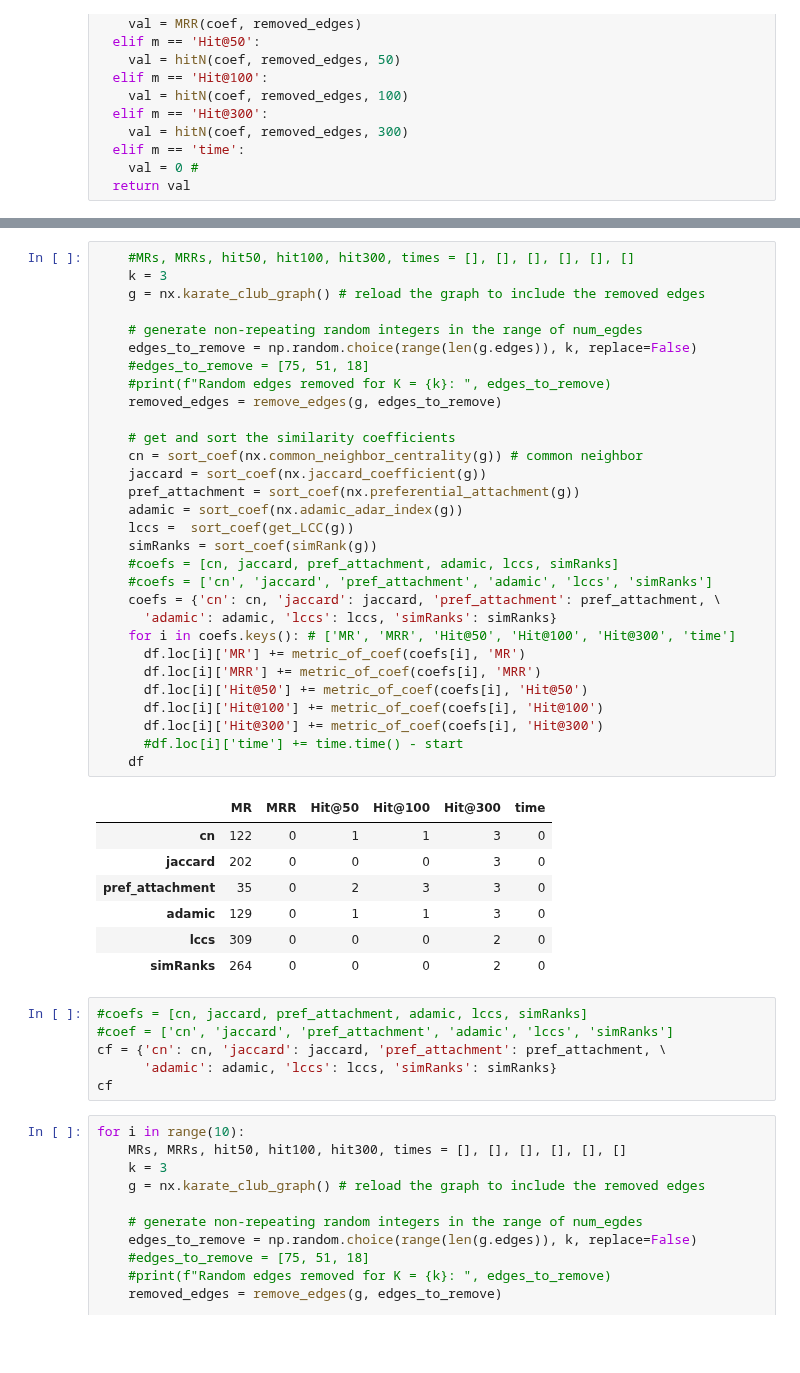
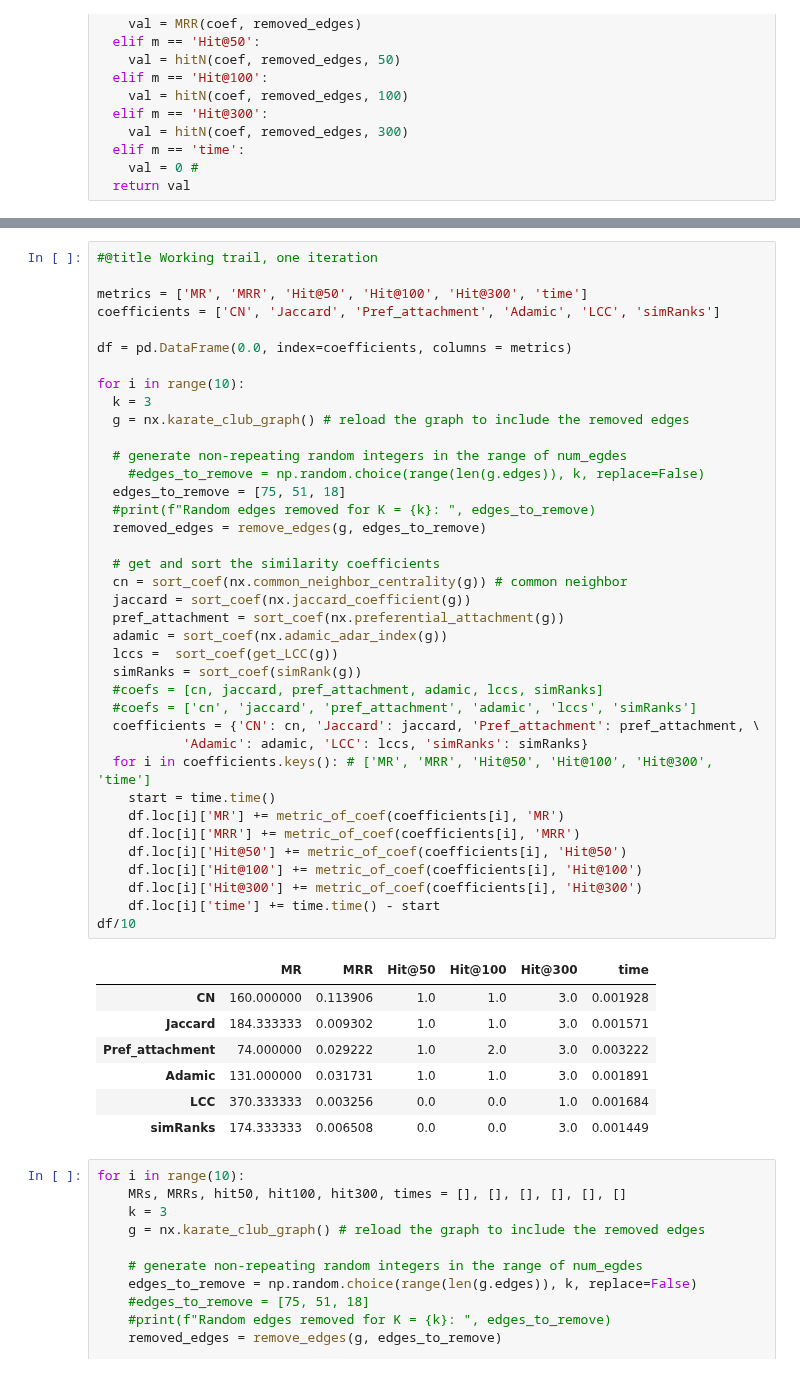
Before and after one commit to mequanent/Social-Networks, a Jupyter notebook: SN_Link_Prediction.ipynb, the cells around one changed output, grey strips where cells are left out. Cells and saved outputs as stored; diff of their text form; blank space fills up the shorter version.

```diff
--- a/SN_Link_Prediction.ipynb
+++ b/SN_Link_Prediction.ipynb
@@ -359,47 +407,49 @@ df
 # %%
-    #MRs, MRRs, hit50, hit100, hit300, times = [], [], [], [], [], []
-    k = 3
-    g = nx.karate_club_graph() # reload the graph to include the removed edges
+#@title Working trail, one iteration
 
-    # generate non-repeating random integers in the range of num_egdes
-    edges_to_remove = np.random.choice(range(len(g.edges)), k, replace=False)
-    #edges_to_remove = [75, 51, 18]
-    #print(f"Random edges removed for K = {k}: ", edges_to_remove)
-    removed_edges = remove_edges(g, edges_to_remove)
+metrics = ['MR', 'MRR', 'Hit@50', 'Hit@100', 'Hit@300', 'time']
+coefficients = ['CN', 'Jaccard', 'Pref_attachment', 'Adamic', 'LCC', 'simRanks']
 
-    # get and sort the similarity coefficients
-    cn = sort_coef(nx.common_neighbor_centrality(g)) # common neighbor
-    jaccard = sort_coef(nx.jaccard_coefficient(g))
-    pref_attachment = sort_coef(nx.preferential_attachment(g))
-    adamic = sort_coef(nx.adamic_adar_index(g))
-    lccs =  sort_coef(get_LCC(g))
-    simRanks = sort_coef(simRank(g))
-    #coefs = [cn, jaccard, pref_attachment, adamic, lccs, simRanks]
-    #coefs = ['cn', 'jaccard', 'pref_attachment', 'adamic', 'lccs', 'simRanks']
-    coefs = {'cn': cn, 'jaccard': jaccard, 'pref_attachment': pref_attachment, \
-      'adamic': adamic, 'lccs': lccs, 'simRanks': simRanks}
-    for i in coefs.keys(): # ['MR', 'MRR', 'Hit@50', 'Hit@100', 'Hit@300', 'time']
-      df.loc[i]['MR'] += metric_of_coef(coefs[i], 'MR')
-      df.loc[i]['MRR'] += metric_of_coef(coefs[i], 'MRR')
-      df.loc[i]['Hit@50'] += metric_of_coef(coefs[i], 'Hit@50')
-      df.loc[i]['Hit@100'] += metric_of_coef(coefs[i], 'Hit@100')
-      df.loc[i]['Hit@300'] += metric_of_coef(coefs[i], 'Hit@300')
-      #df.loc[i]['time'] += time.time() - start
-    df
+df = pd.DataFrame(0.0, index=coefficients, columns = metrics)
+
+for i in range(10):
+  k = 3
+  g = nx.karate_club_graph() # reload the graph to include the removed edges
+
+  # generate non-repeating random integers in the range of num_egdes
+    #edges_to_remove = np.random.choice(range(len(g.edges)), k, replace=False)
+  edges_to_remove = [75, 51, 18]
+  #print(f"Random edges removed for K = {k}: ", edges_to_remove)
+  removed_edges = remove_edges(g, edges_to_remove)
+
+  # get and sort the similarity coefficients
+  cn = sort_coef(nx.common_neighbor_centrality(g)) # common neighbor
+  jaccard = sort_coef(nx.jaccard_coefficient(g))
+  pref_attachment = sort_coef(nx.preferential_attachment(g))
+  adamic = sort_coef(nx.adamic_adar_index(g))
+  lccs =  sort_coef(get_LCC(g))
+  simRanks = sort_coef(simRank(g))
+  #coefs = [cn, jaccard, pref_attachment, adamic, lccs, simRanks]
+  #coefs = ['cn', 'jaccard', 'pref_attachment', 'adamic', 'lccs', 'simRanks']
+  coefficients = {'CN': cn, 'Jaccard': jaccard, 'Pref_attachment': pref_attachment, \
+           'Adamic': adamic, 'LCC': lccs, 'simRanks': simRanks}
+  for i in coefficients.keys(): # ['MR', 'MRR', 'Hit@50', 'Hit@100', 'Hit@300', 'time']
+    start = time.time()
+    df.loc[i]['MR'] += metric_of_coef(coefficients[i], 'MR')
+    df.loc[i]['MRR'] += metric_of_coef(coefficients[i], 'MRR')
+    df.loc[i]['Hit@50'] += metric_of_coef(coefficients[i], 'Hit@50')
+    df.loc[i]['Hit@100'] += metric_of_coef(coefficients[i], 'Hit@100')
+    df.loc[i]['Hit@300'] += metric_of_coef(coefficients[i], 'Hit@300')
+    df.loc[i]['time'] += time.time() - start
+df/10
 # %% [output]
 |  | MR | MRR | Hit@50 | Hit@100 | Hit@300 | time |
-| cn | 122 | 0 | 1 | 1 | 3 | 0 |
-| jaccard | 202 | 0 | 0 | 0 | 3 | 0 |
-| pref_attachment | 35 | 0 | 2 | 3 | 3 | 0 |
-| adamic | 129 | 0 | 1 | 1 | 3 | 0 |
-| lccs | 309 | 0 | 0 | 0 | 2 | 0 |
-| simRanks | 264 | 0 | 0 | 0 | 2 | 0 |
+| CN | 160.000000 | 0.113906 | 1.0 | 1.0 | 3.0 | 0.001928 |
+| Jaccard | 184.333333 | 0.009302 | 1.0 | 1.0 | 3.0 | 0.001571 |
+| Pref_attachment | 74.000000 | 0.029222 | 1.0 | 2.0 | 3.0 | 0.003222 |
+| Adamic | 131.000000 | 0.031731 | 1.0 | 1.0 | 3.0 | 0.001891 |
+| LCC | 370.333333 | 0.003256 | 0.0 | 0.0 | 1.0 | 0.001684 |
+| simRanks | 174.333333 | 0.006508 | 0.0 | 0.0 | 3.0 | 0.001449 |
-# %%
-#coefs = [cn, jaccard, pref_attachment, adamic, lccs, simRanks]
-#coef = ['cn', 'jaccard', 'pref_attachment', 'adamic', 'lccs', 'simRanks']
-cf = {'cn': cn, 'jaccard': jaccard, 'pref_attachment': pref_attachment, \
-      'adamic': adamic, 'lccs': lccs, 'simRanks': simRanks}
-cf
 # %%
 for i in range(10):
     MRs, MRRs, hit50, hit100, hit300, times = [], [], [], [], [], []
```
Also changed, not shown: parts of 14 cells of this notebook.
